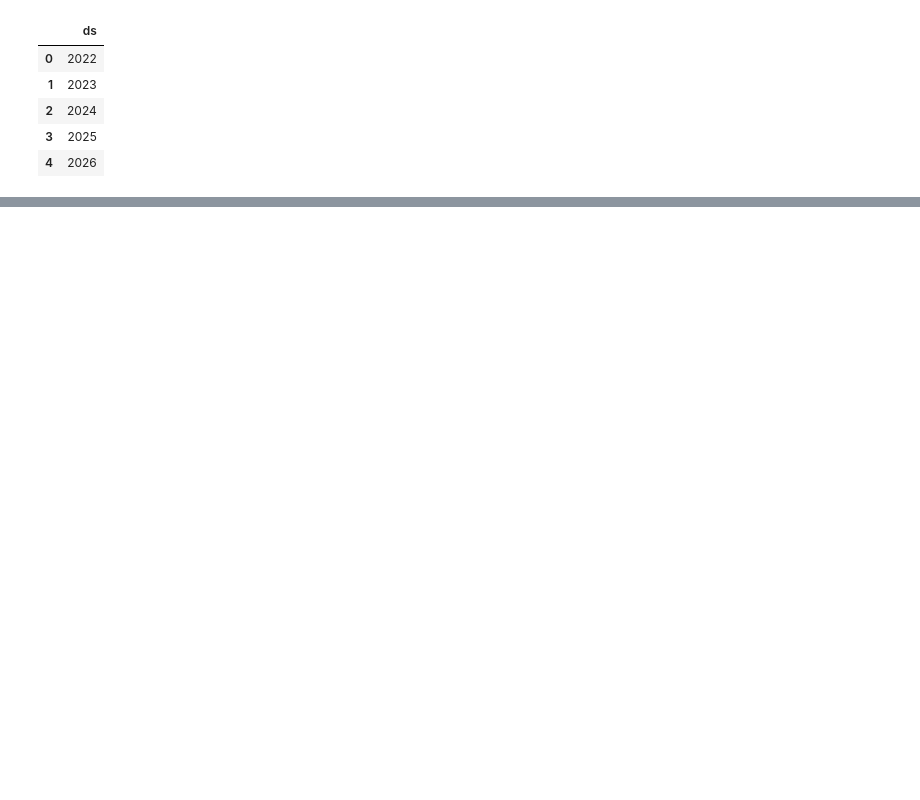
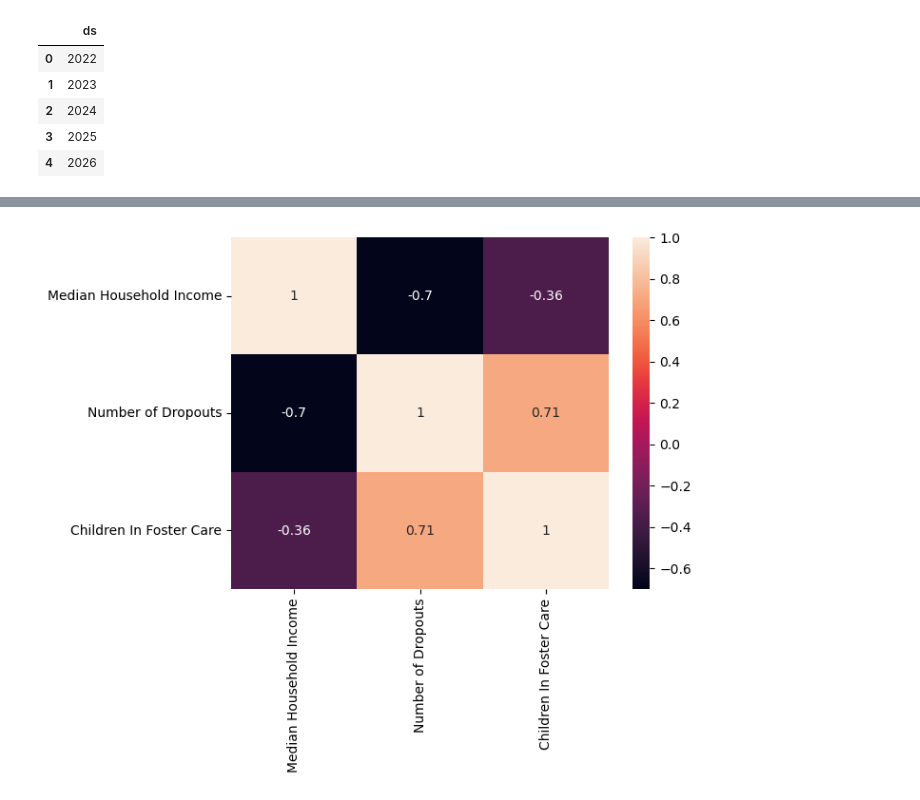
Before and after one commit to lordegraves/exploring_data_in_foster_care, a Jupyter notebook: DR_data_exploration.ipynb, the cells around one changed output, grey strips where cells are left out. Drawn from its saved outputs; the diff is of its cells as text; code cells hidden in the pictures; blank space fills up the shorter version.

```diff
--- a/DR_data_exploration.ipynb
+++ b/DR_data_exploration.ipynb
@@ -685,2 +790,9 @@ model_in_foster.plot(forecast_in_foster, xlabel = 'Year', ylabel = 'Children In
+# %%
+#look for correlations
+matrix_scaled = scaled_avg_df.corr().round(2)
+sns.heatmap(matrix_scaled, annot=True)
+plt.show()
+# %% [output]
+[figure, added]
 # %%
 pd.__version__
```
Also changed, not shown: parts of 9 cells of this notebook, 2 other files.
